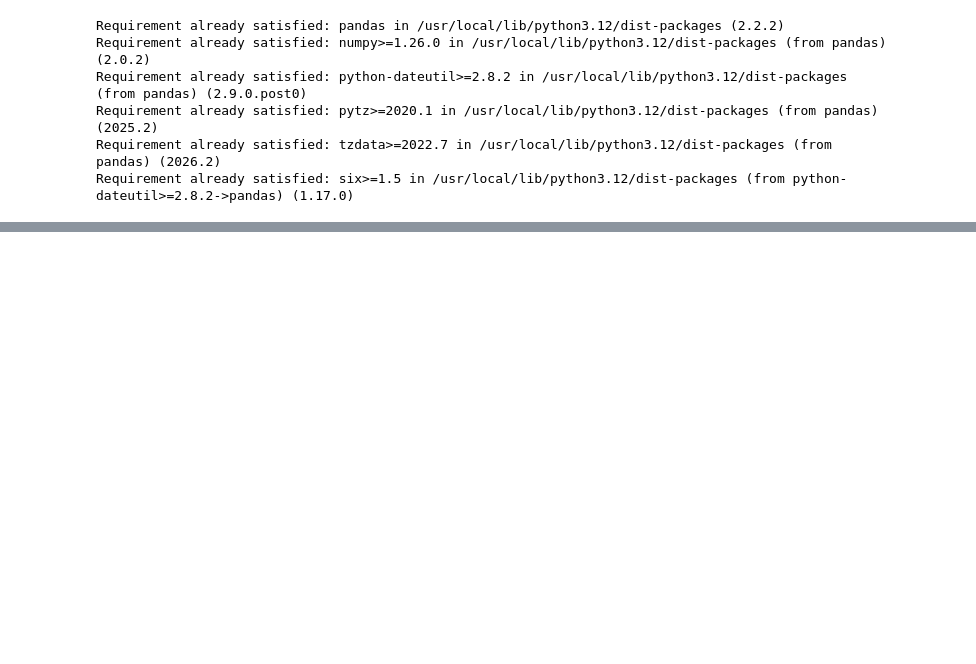
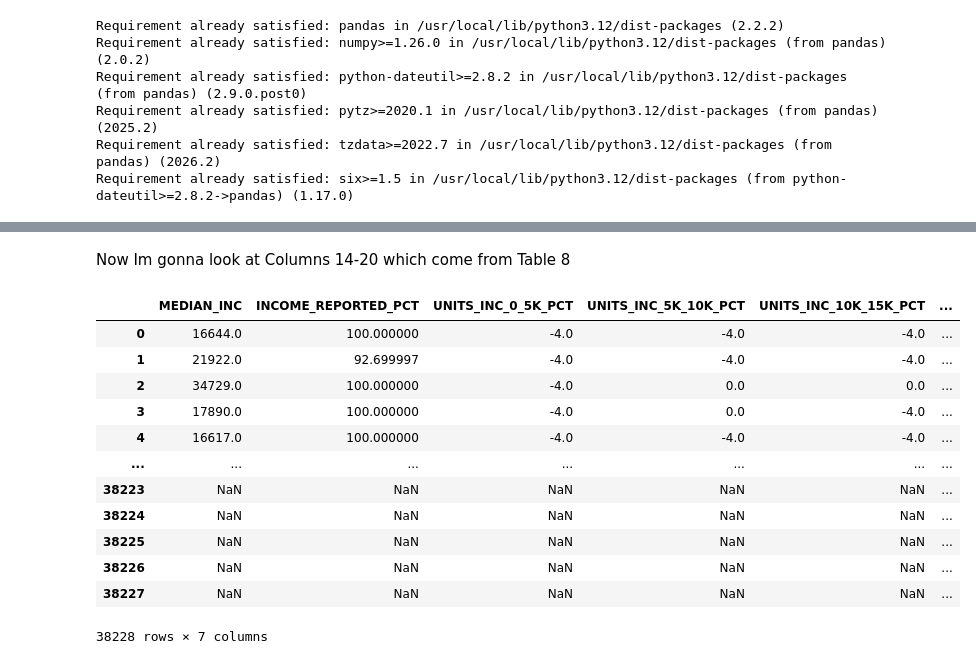
Before and after one commit to bitriagaleonela40-cmd/housing-research, a Jupyter notebook: Housing.ipynb, the cells around one changed output, grey strips where cells are left out. Cells and saved outputs as stored; diff of their text form; code cells hidden in the pictures; blank space fills up the shorter version.

```diff
--- a/Housing.ipynb
+++ b/Housing.ipynb
@@ -68,0 +75,20 @@ housing_df.iloc[6:14]
+# %% [markdown]
+Now Im gonna look at Columns 14-20 which come from Table 8
+# %%
+housing_df[['MEDIAN_INC', 'INCOME_REPORTED_PCT', 'UNITS_INC_0_5K_PCT',
+       'UNITS_INC_5K_10K_PCT', 'UNITS_INC_10K_15K_PCT', 'UNITS_INC_15_20K_PCT',
+       'UNITS_INC_GRT_20K_PCT']]
+# %% [output]
+|  | MEDIAN_INC | INCOME_REPORTED_PCT | UNITS_INC_0_5K_PCT | UNITS_INC_5K_10K_PCT | UNITS_INC_10K_15K_PCT | ... |
+| 0 | 16644.0 | 100.000000 | -4.0 | -4.0 | -4.0 | ... |
+| 1 | 21922.0 | 92.699997 | -4.0 | -4.0 | -4.0 | ... |
+| 2 | 34729.0 | 100.000000 | -4.0 | 0.0 | 0.0 | ... |
+| 3 | 17890.0 | 100.000000 | -4.0 | 0.0 | -4.0 | ... |
+| 4 | 16617.0 | 100.000000 | -4.0 | -4.0 | -4.0 | ... |
+| ... | ... | ... | ... | ... | ... | ... |
+| 38223 | NaN | NaN | NaN | NaN | NaN | ... |
+| 38224 | NaN | NaN | NaN | NaN | NaN | ... |
+| 38225 | NaN | NaN | NaN | NaN | NaN | ... |
+| 38226 | NaN | NaN | NaN | NaN | NaN | ... |
+| 38227 | NaN | NaN | NaN | NaN | NaN | ... |
+38228 rows × 7 columns
```
Also changed, not shown: parts of 16 cells of this notebook.
